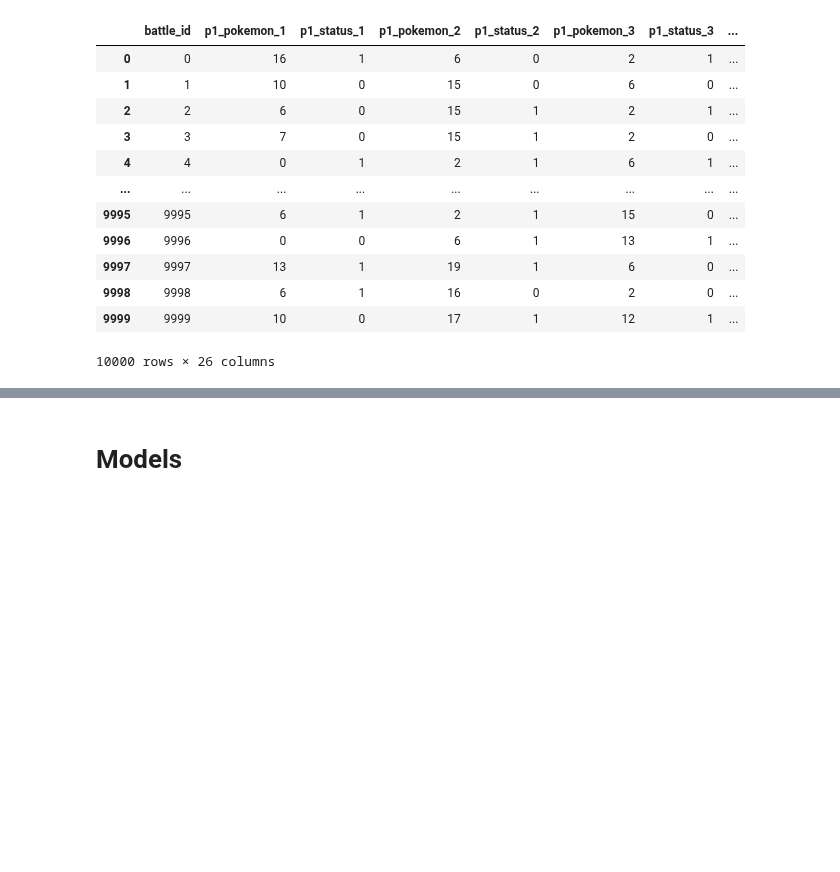
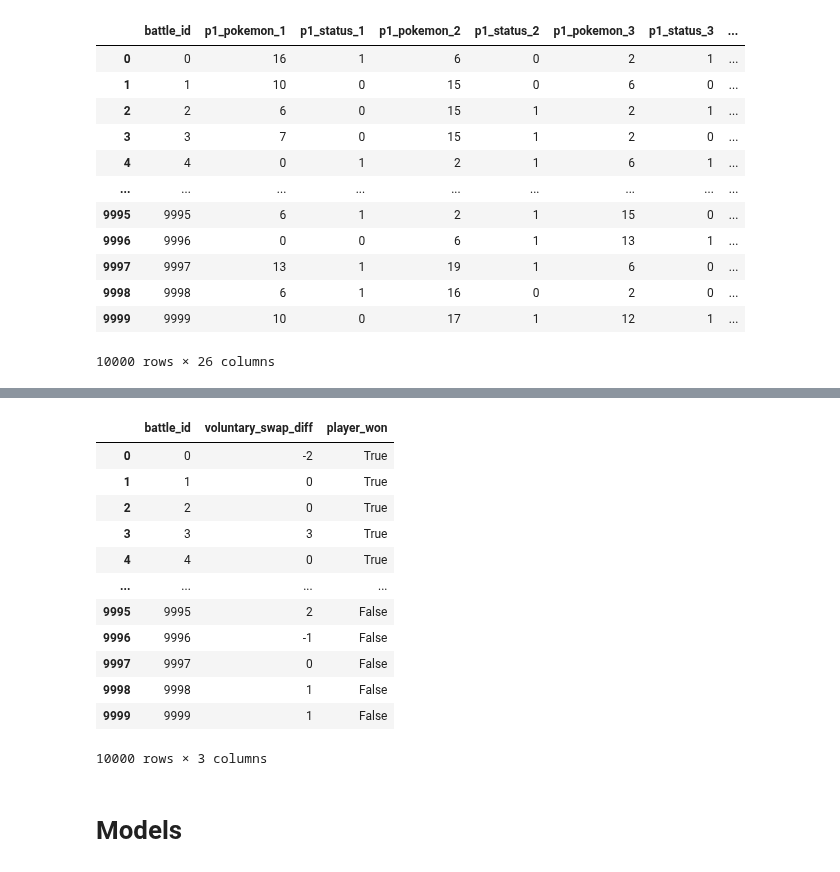
Before and after one commit to LeonardoSani/FDS_challenge, a Jupyter notebook: Notebook.ipynb, the cells around one changed output, grey strips where cells are left out. Drawn from its saved outputs; the diff is of its cells as text; code cells hidden in the pictures; blank space fills up the shorter version.

```diff
--- a/Notebook.ipynb
+++ b/Notebook.ipynb
@@ -422,3 +426,19 @@ pokemon_encoding(train_data, one_hot= False)
+# %%
+calculate_voluntary_swap_diff(train_data)
+# %% [output]
+|  | battle_id | voluntary_swap_diff | player_won |
+| 0 | 0 | -2 | True |
+| 1 | 1 | 0 | True |
+| 2 | 2 | 0 | True |
+| 3 | 3 | 3 | True |
+| 4 | 4 | 0 | True |
+| ... | ... | ... | ... |
+| 9995 | 9995 | 2 | False |
+| 9996 | 9996 | -1 | False |
+| 9997 | 9997 | 0 | False |
+| 9998 | 9998 | 1 | False |
+| 9999 | 9999 | 1 | False |
+10000 rows × 3 columns
 # %% [markdown]
 # Models
 # %% [markdown]
```
Also changed, not shown: parts of 5 cells of this notebook, 1 other file.
